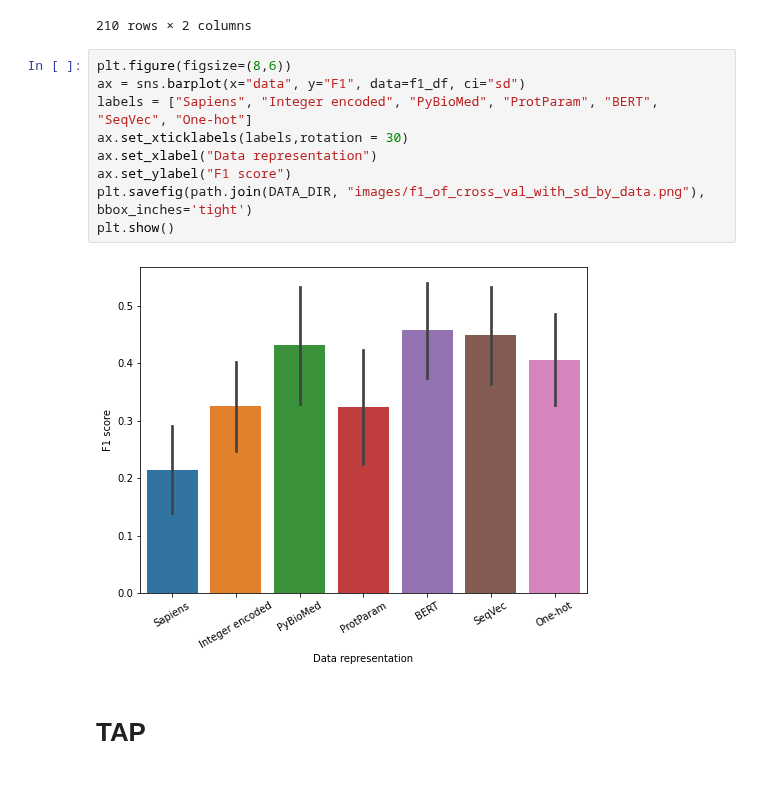
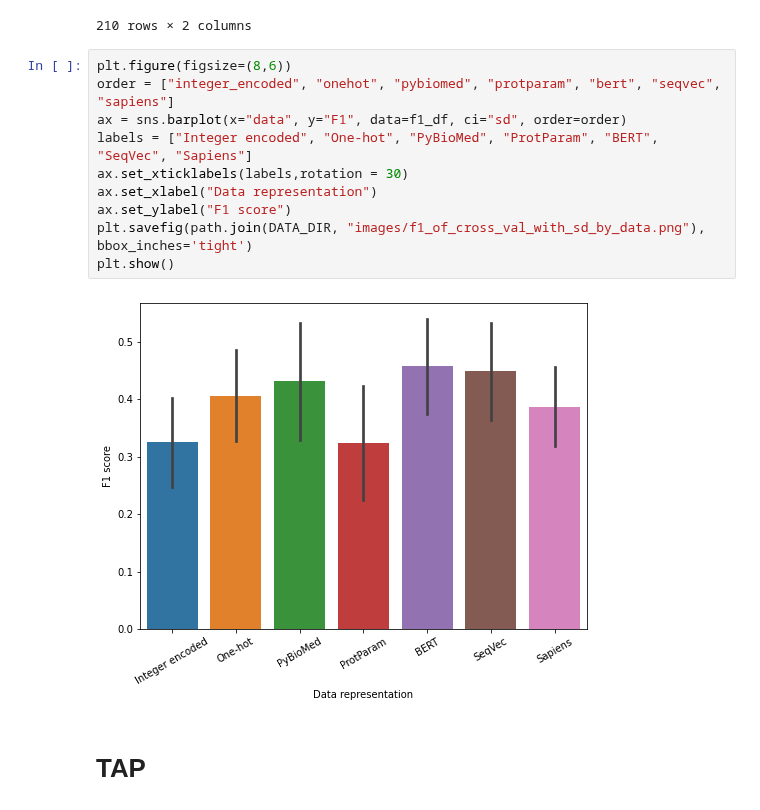
Before and after one commit to kvetab/di-pred, a Jupyter notebook: notebooks/reports/05_cross_validation_evaluation.ipynb, the cells around one changed output. Drawn from its saved outputs; the diff is of its cells as text.

```diff
--- a/notebooks/reports/05_cross_validation_evaluation.ipynb
+++ b/notebooks/reports/05_cross_validation_evaluation.ipynb
@@ -475,15 +476,16 @@ pd.concat([means, se], axis=1)
 210 rows × 2 columns
 # %%
 plt.figure(figsize=(8,6))
-ax = sns.barplot(x="data", y="F1", data=f1_df, ci="sd")
-labels = ["Sapiens", "Integer encoded", "PyBioMed", "ProtParam", "BERT", "SeqVec", "One-hot"]
+order = ["integer_encoded", "onehot", "pybiomed", "protparam", "bert", "seqvec", "sapiens"]
+ax = sns.barplot(x="data", y="F1", data=f1_df, ci="sd", order=order)
+labels = ["Integer encoded", "One-hot", "PyBioMed", "ProtParam", "BERT", "SeqVec", "Sapiens"]
 ax.set_xticklabels(labels,rotation = 30)
 ax.set_xlabel("Data representation")
 ax.set_ylabel("F1 score")
 plt.savefig(path.join(DATA_DIR, "images/f1_of_cross_val_with_sd_by_data.png"), bbox_inches='tight')
 plt.show()
 # %% [output]
-[figure, old version]
+[figure, new version]
 # %% [markdown]
 # TAP
 # %%
```
Also changed, not shown: parts of 9 cells of this notebook.
